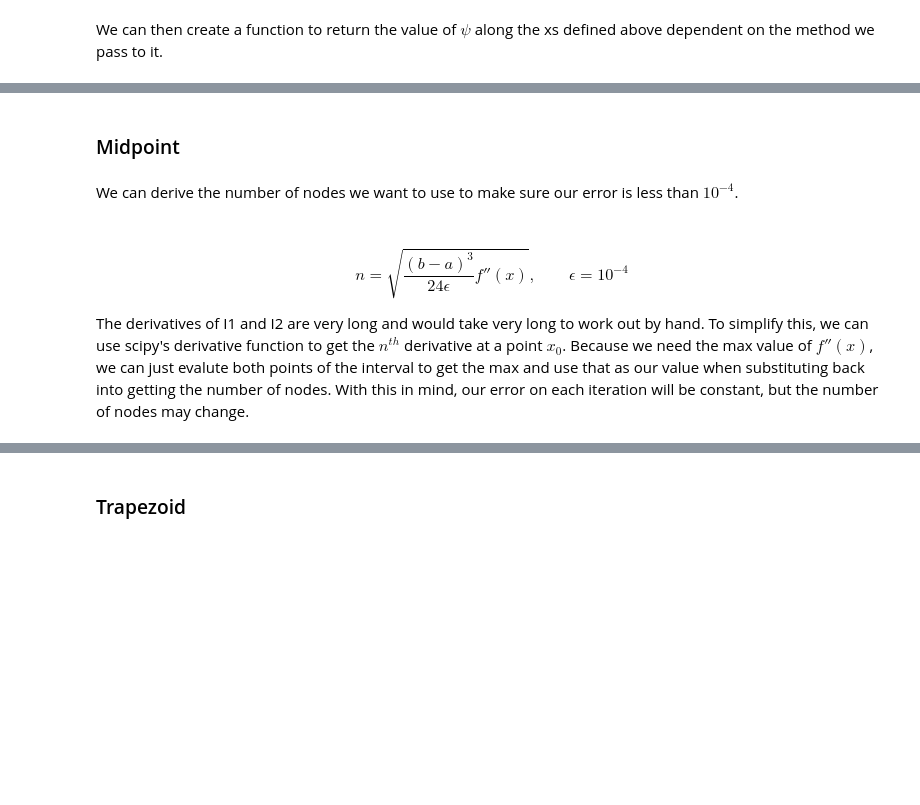
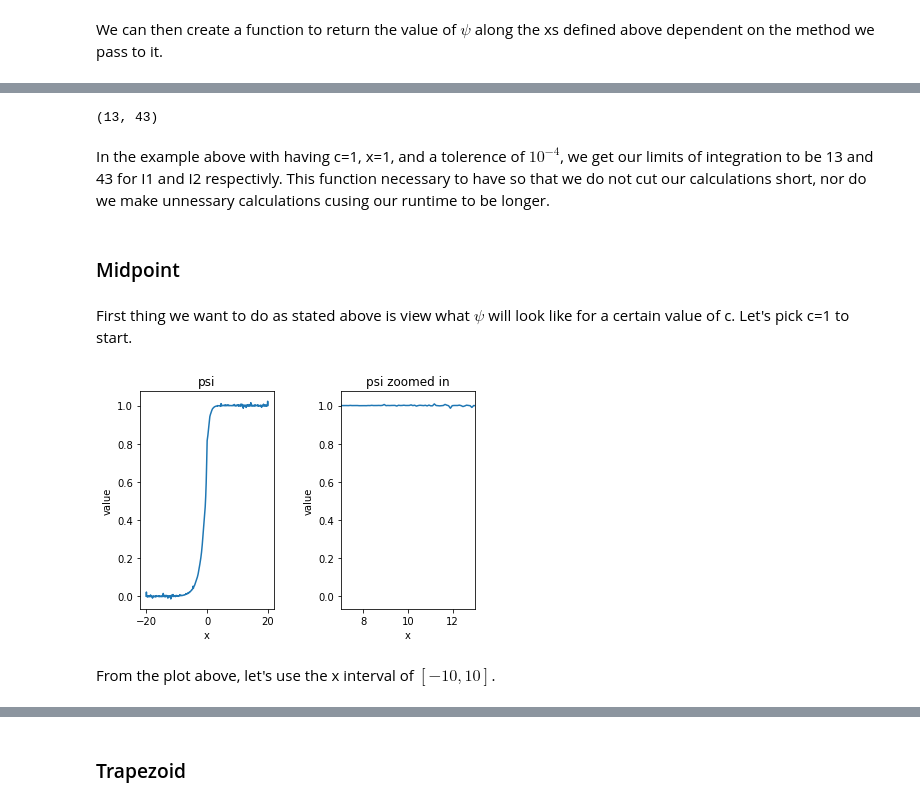
Before and after one commit to VijayStroup/ns-quadrature, a Jupyter notebook: nerve_quadrature.ipynb, the cells around one changed output, grey strips where cells are left out. Drawn from its saved outputs; the diff is of its cells as text; code cells hidden in the pictures; blank space fills up the shorter version.

```diff
--- a/nerve_quadrature.ipynb
+++ b/nerve_quadrature.ipynb
@@ -350,18 +361,38 @@ def plot_results(df):
+# %%
+def get_int_lims(c, x, tol):
+    I1_prev, I2_prev = 0, 0
+    I1_lim, I2_lim = 0, 0
+    for i in range(1, 1_000_001):
+        if I1_lim and I2_lim: break
+
+        I1_val, _ = quad(I1, 0, i, args=(c, x))
+        I2_val, _ = quad(I2, 0, i, args=(c, x))
+
+        if not I1_lim and np.abs(I1_val - I1_prev) <= tol: I1_lim = i
+        if not I2_lim and np.abs(I2_val - I2_prev) <= tol: I2_lim = i
+
+        if not I1_lim: I1_prev = I1_val
+        if not I2_lim: I2_prev = I2_val
+
+    return I1_lim, I2_lim
+
+get_int_lims(1, 1, 1e-4)
+# %% [output]
+(13, 43)
+# %% [markdown]
+In the example above with having c=1, x=1, and a tolerence of $10^{-4}$, we get
+our limits of integration to be 13 and 43 for I1 and I2 respectivly. This function
+necessary to have so that we do not cut our calculations short, nor do we make
+unnessary calculations cusing our runtime to be longer.
 # %% [markdown]
 ### Midpoint
-# %% [markdown]
-We can derive the number of nodes we want to use to make sure our error is less
-than $10^{-4}$.
-
-<br/>
-
-$$n = \sqrt{\frac{(b-a)^3}{24\epsilon} f''(x)}, \qquad \epsilon=10^{-4}$$
-
-The derivatives of I1 and I2 are very long and would take very long to work out
-by hand. To simplify this, we can use scipy's derivative function to get the
-$n^{th}$ derivative at a point $x_0$. Because we need the max value of $f''(x)$,
-we can just evalute both points of the interval to get the max and use that as
-our value when substituting back into getting the number of nodes. With this in
-mind, our error on each iteration will be constant, but the number of nodes may
-change.
+# %% [markdown]
+First thing we want to do as stated above is view what $\psi$ will look like
+for a certain value of c. Let's pick c=1 to start.
+# %%
+plot_psi(np.linspace(-20, 20, 250), 1, 10)
+# %% [output]
+[figure, added]
+# %% [markdown]
+From the plot above, let's use the x interval of $[-10, 10]$.
 # %%
```
Also changed, not shown: parts of 32 cells of this notebook.
